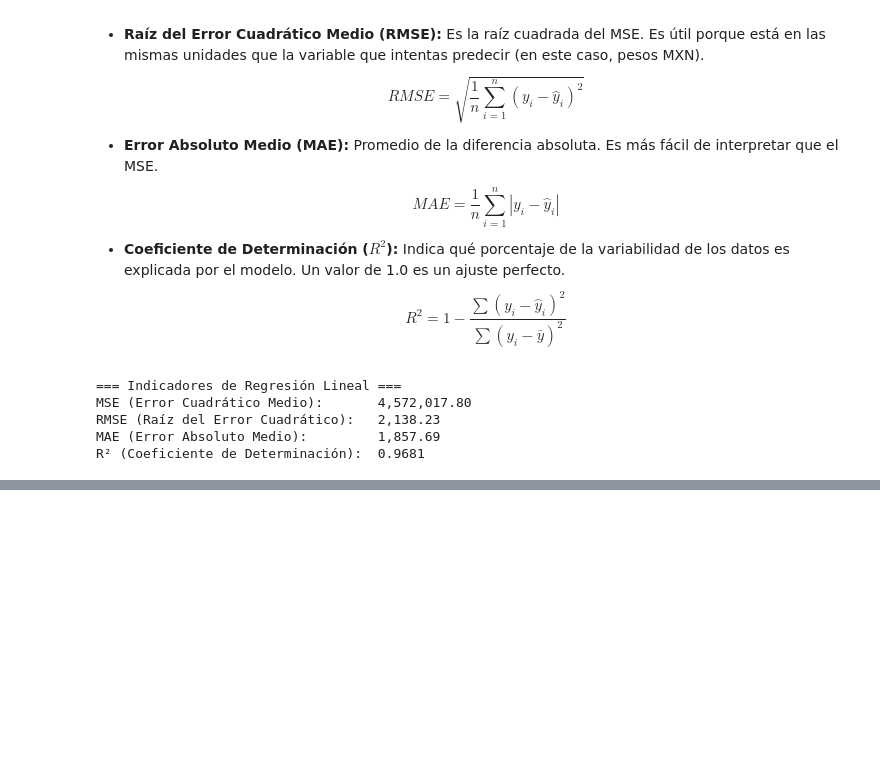
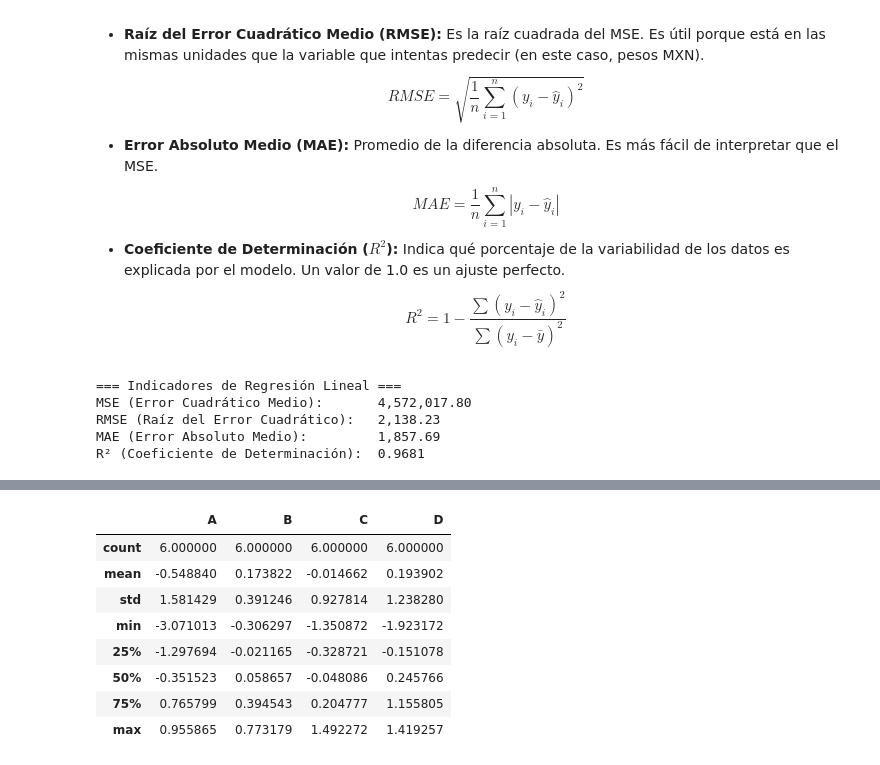
Before and after one commit to MartinZuniga178166/MartinZuniga_MineriaDatos, a Jupyter notebook: Mineria_Datos_178166.ipynb, the cells around one changed output, grey strips where cells are left out. Saved outputs shown, nothing was run; the diff lists cells and outputs as text; code cells hidden in the pictures; blank space fills up the shorter version.

Commit message:
Clase 09 de feb falta usar el describe en la columna edad

```diff
--- a/Mineria_Datos_178166.ipynb
+++ b/Mineria_Datos_178166.ipynb
@@ -920,0 +939,2 @@ R² (Coeficiente de Determinación):  0.9681
+# %%
+dates = pd.date_range("20130101", periods=6) #generar rango
@@ -920,0 +947,2 @@ R² (Coeficiente de Determinación):  0.9681
+# %%
+df = pd.DataFrame(np.random.randn(6, 4), index=dates, columns=list("ABCD"))
@@ -920,0 +1045,12 @@ R² (Coeficiente de Determinación):  0.9681
+# %%
+df.describe() #muestra resumen estadistico de la informacion
+# %% [output]
+|  | A | B | C | D |
+| count | 6.000000 | 6.000000 | 6.000000 | 6.000000 |
+| mean | -0.548840 | 0.173822 | -0.014662 | 0.193902 |
+| std | 1.581429 | 0.391246 | 0.927814 | 1.238280 |
+| min | -3.071013 | -0.306297 | -1.350872 | -1.923172 |
+| 25% | -1.297694 | -0.021165 | -0.328721 | -0.151078 |
+| 50% | -0.351523 | 0.058657 | -0.048086 | 0.245766 |
+| 75% | 0.765799 | 0.394543 | 0.204777 | 1.155805 |
+| max | 0.955865 | 0.773179 | 1.492272 | 1.419257 |
```
Also changed, not shown: parts of 18 cells of this notebook.
